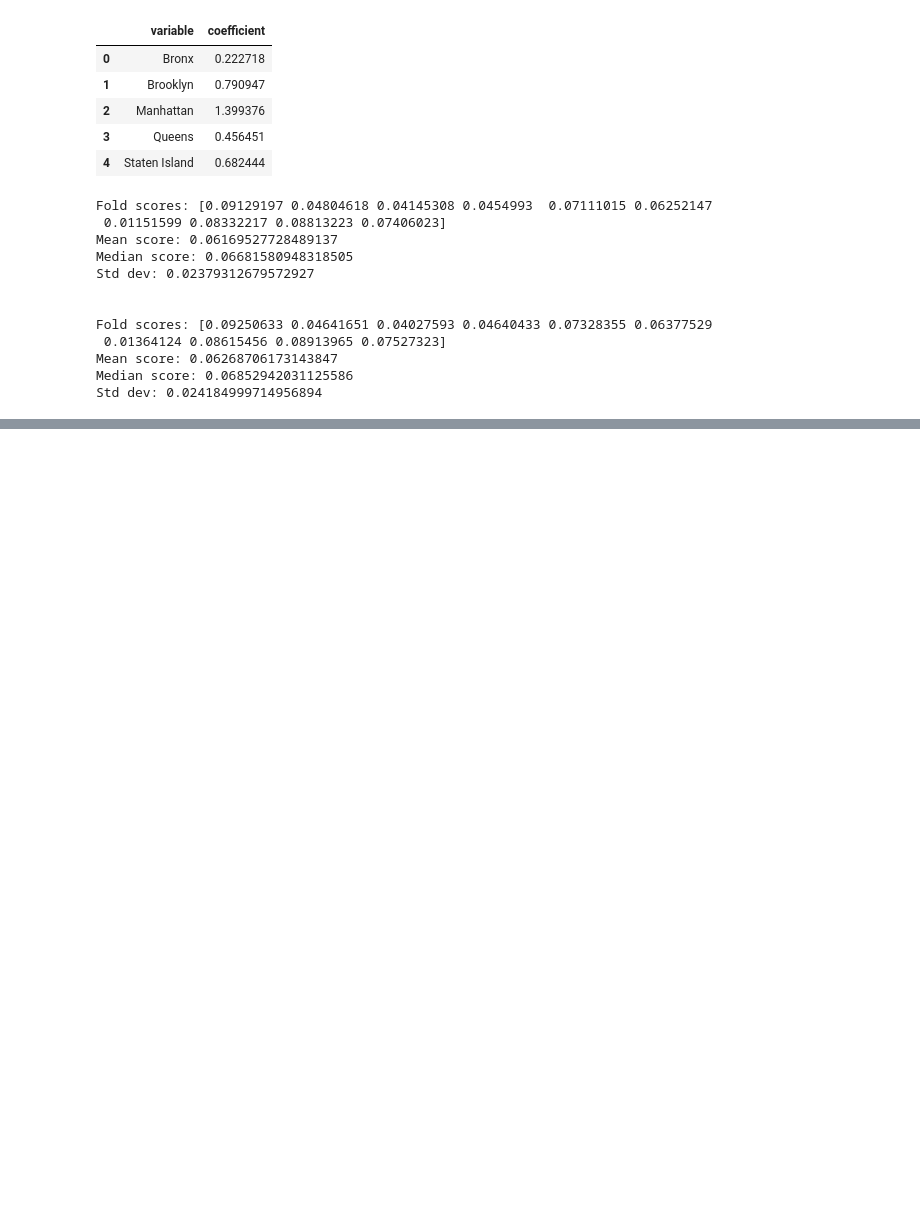
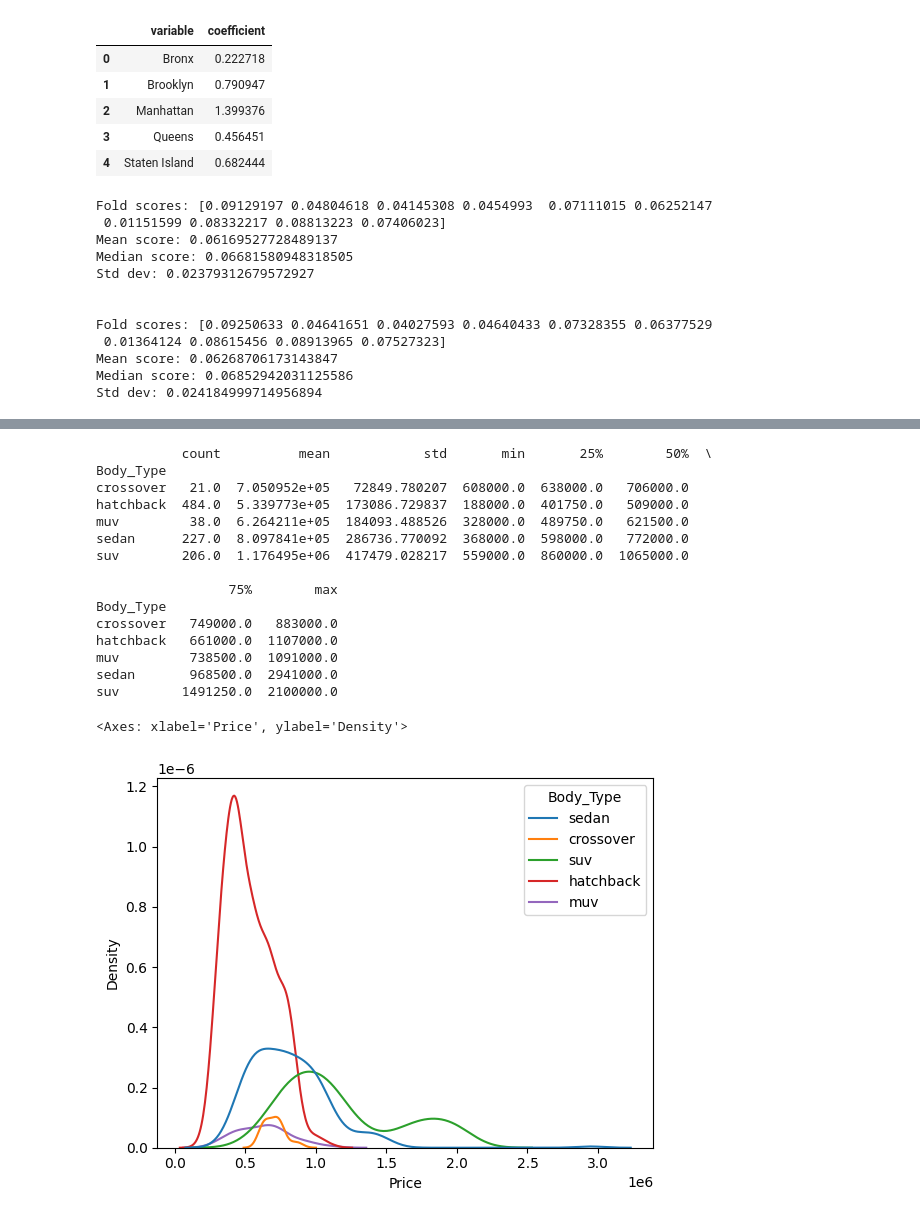
Before and after one commit to oliviapang/DS_3001_Assignments, a Jupyter notebook: Assignment_3/3_Linear_Models.ipynb, the cells around one changed output, grey strips where cells are left out. Drawn from its saved outputs; the diff is of its cells as text; code cells hidden in the pictures; blank space fills up the shorter version.

```diff
--- a/Assignment_3/3_Linear_Models.ipynb
+++ b/Assignment_3/3_Linear_Models.ipynb
@@ -233,0 +268,21 @@ Std dev: 0.024184999714956894
+# %%
+print(df.groupby('Body_Type')['Price'].describe())
+sns.kdeplot(data = df, x = df['Price'], hue = 'Body_Type')
+# %% [output]
+           count          mean            std       min       25%        50%  \
+Body_Type
+crossover   21.0  7.050952e+05   72849.780207  608000.0  638000.0   706000.0
+hatchback  484.0  5.339773e+05  173086.729837  188000.0  401750.0   509000.0
+muv         38.0  6.264211e+05  184093.488526  328000.0  489750.0   621500.0
+sedan      227.0  8.097841e+05  286736.770092  368000.0  598000.0   772000.0
+suv        206.0  1.176495e+06  417479.028217  559000.0  860000.0  1065000.0
+
+                 75%        max
+Body_Type
+crossover   749000.0   883000.0
+hatchback   661000.0  1107000.0
+muv         738500.0  1091000.0
+sedan       968500.0  2941000.0
+suv        1491250.0  2100000.0
+<Axes: xlabel='Price', ylabel='Density'>
+[figure, added]
```
Also changed, not shown: parts of 24 cells of this notebook.
